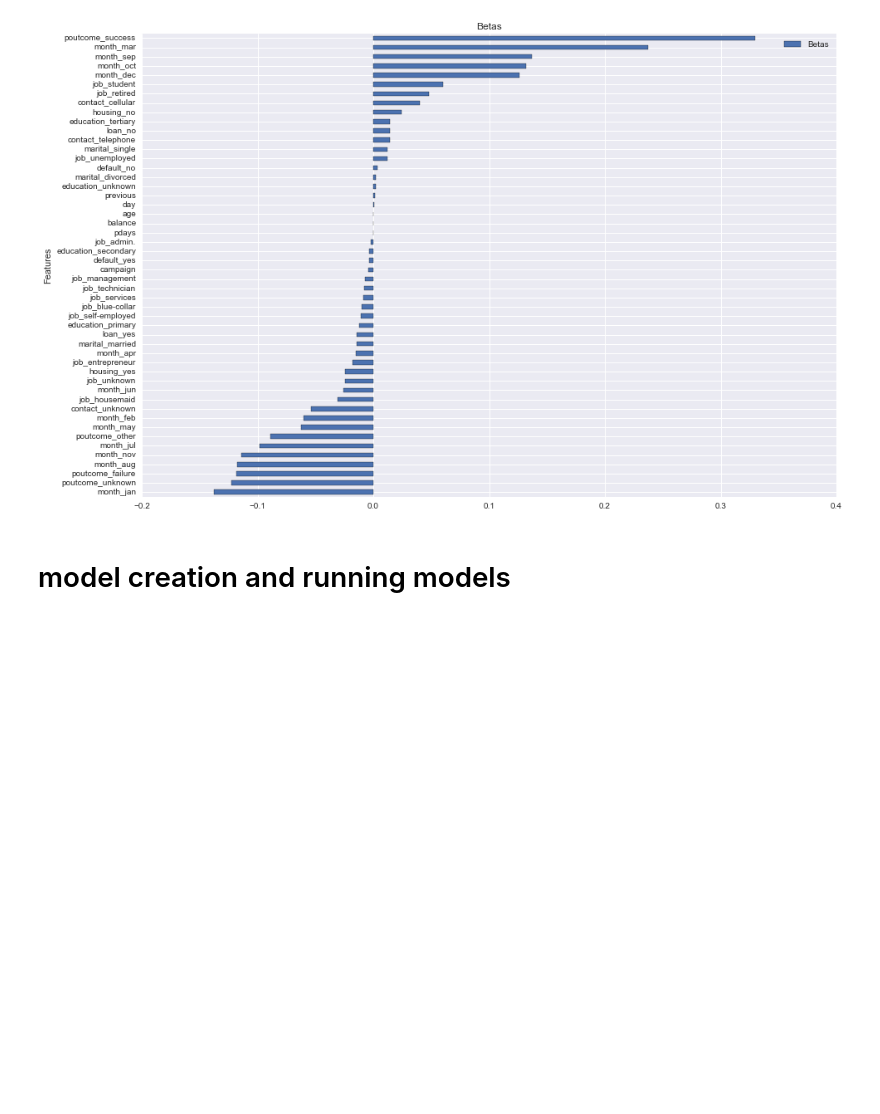
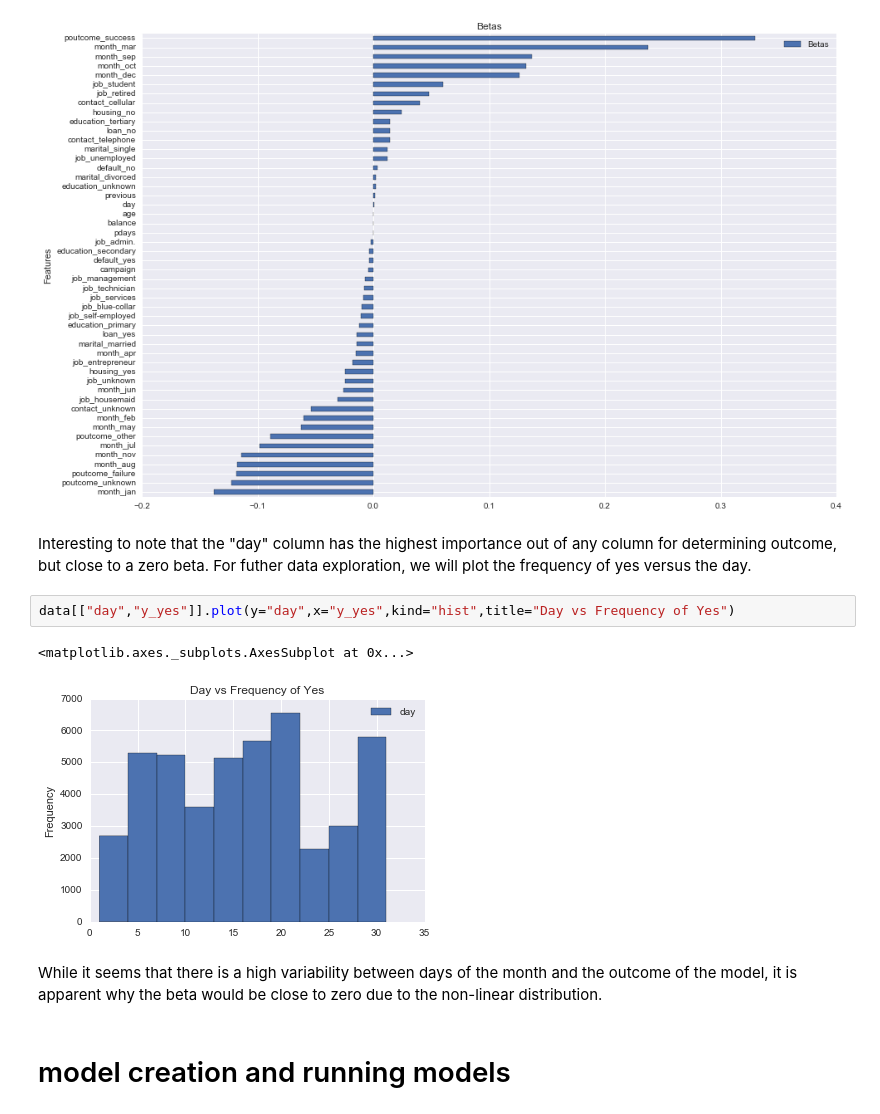
Before and after one commit to DavisTownsend/Marketing-Project, a Jupyter notebook: Marketing Project Sean.ipynb, the cells around one changed output. Saved outputs shown, nothing was run; the diff lists cells and outputs as text; blank space fills up the shorter version.

```diff
--- a/Marketing Project Sean.ipynb
+++ b/Marketing Project Sean.ipynb
@@ -88,6 +88,15 @@ beta_df.sort("Betas").plot(x="Features",y="Betas",kind="barh",figsize=(15,10),ti
 # %% [output]
 <matplotlib.axes._subplots.AxesSubplot at 0x...>
 [figure]
+# %% [markdown]
+Interesting to note that the "day" column has the highest importance out of any column for determining outcome, but close to a zero beta. For futher data exploration, we will plot the frequency of yes versus the day.
+# %%
+data[["day","y_yes"]].plot(y="day",x="y_yes",kind="hist",title="Day vs Frequency of Yes")
+# %% [output]
+<matplotlib.axes._subplots.AxesSubplot at 0x...>
+[figure, added]
+# %% [markdown]
+While it seems that there is a high variability between days of the month and the outcome of the model, it is apparent why the beta would be close to zero due to the non-linear distribution.
 # %% [markdown]
 # model creation and running models
 # %%
```
Also changed, not shown: parts of 4 cells of this notebook.
